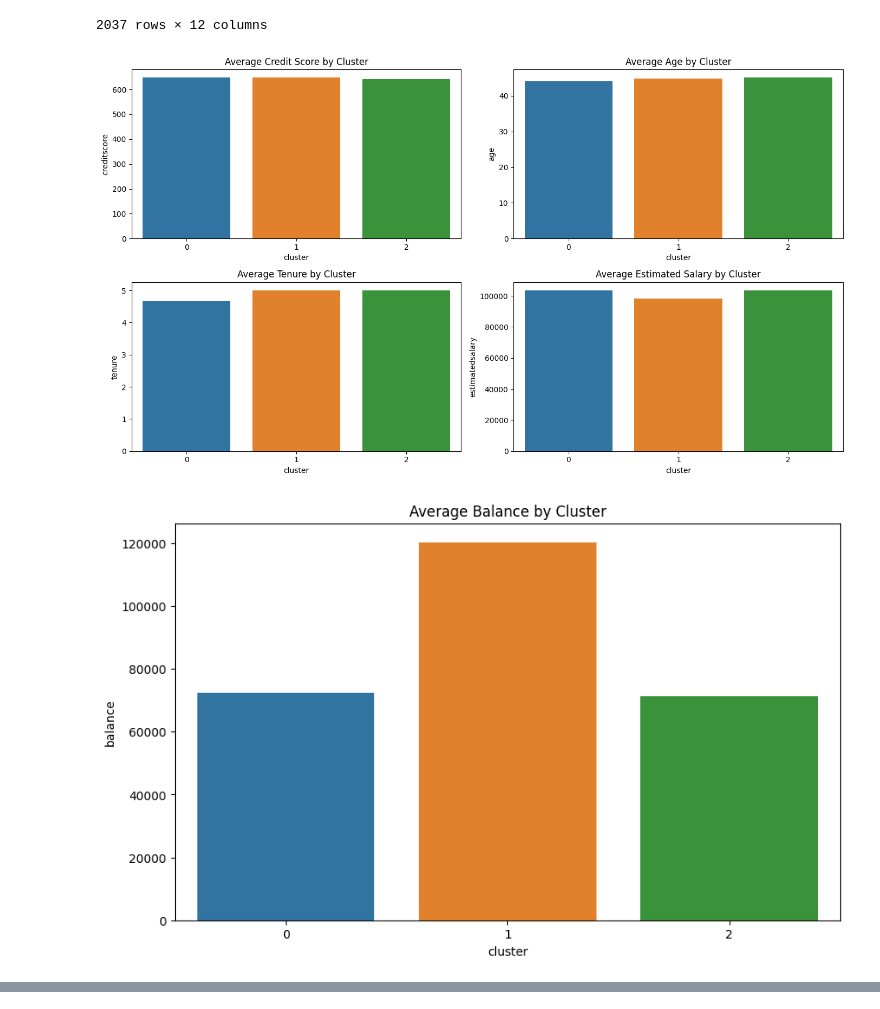
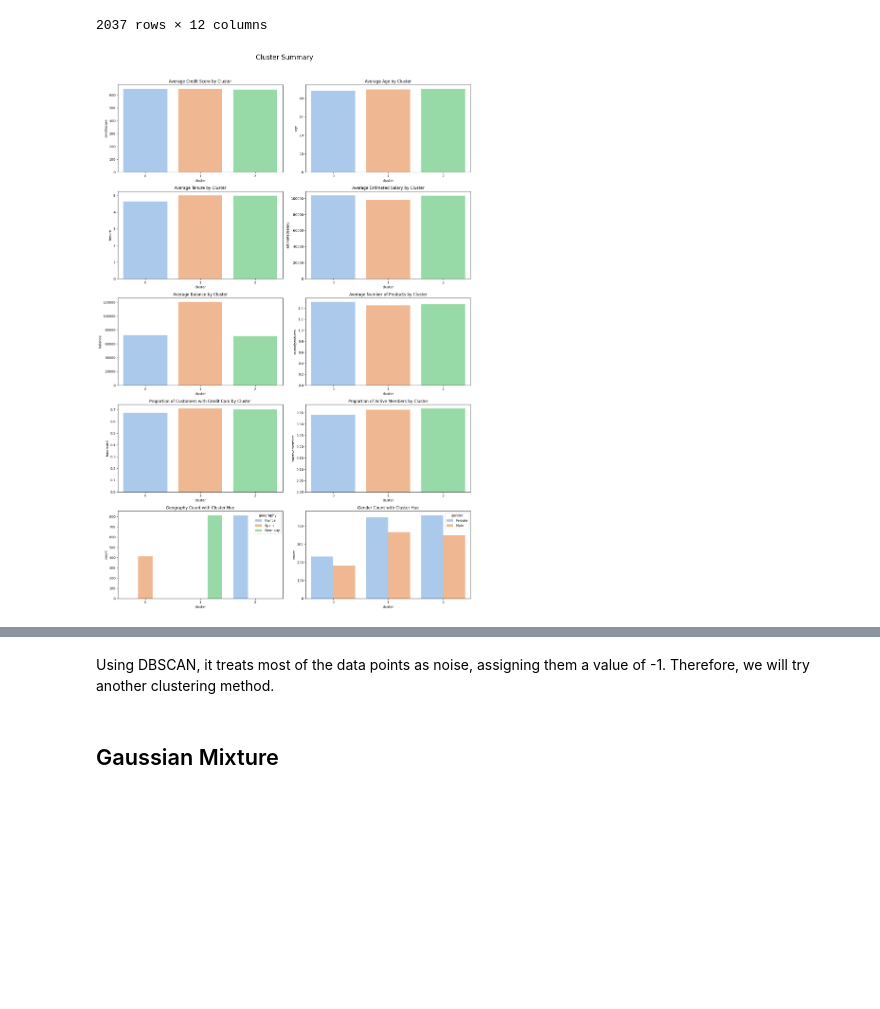
Before and after one commit to DamianMarvel7/Churn-Analysis, a Jupyter notebook: customer-segmentation.ipynb, the cells around one changed output, grey strips where cells are left out. Saved outputs shown, nothing was run; the diff lists cells and outputs as text; code cells hidden in the pictures; blank space fills up the shorter version.

```diff
--- a/customer-segmentation.ipynb
+++ b/customer-segmentation.ipynb
@@ -235,0 +278,8 @@ fig.show()
+# %%
+from sklearn.cluster import DBSCAN
+# Applying DBSCAN
+dbscan = DBSCAN(eps=0.3, min_samples=5)  # you may need to adjust these parameters
+clusters = dbscan.fit_predict(df_preprocessed)
+
+# Adding the cluster labels to the original data
+df_churn_original['cluster'] = clusters
@@ -255,64 +324,61 @@ import seaborn as sns
 # Create a summary of the clusters
 cluster_summary = df_churn_original.groupby('cluster').agg({
     'creditscore': 'mean',
     'age': 'mean',
     'tenure': 'mean',
     'balance': 'mean',
     'estimatedsalary': 'mean',
     'numofproducts': 'mean',
     'hascrcard': 'mean',
     'isactivemember': 'mean'
 }).reset_index()
 
-# Create plots to summarize the clusters
-plt.figure(figsize=(14, 8))
+# Set up the figure with subplots
+fig, axs = plt.subplots(5, 2, figsize=(16, 24))
+fig.suptitle('Cluster Summary', fontsize=20)
 
 # Creditscore by Cluster
-plt.subplot(2, 2, 1)
-sns.barplot(x='cluster', y='creditscore', data=cluster_summary)
-plt.title('Average Credit Score by Cluster')
+sns.barplot(x='cluster', y='creditscore', data=cluster_summary, ax=axs[0, 0], palette='pastel')
+axs[0, 0].set_title('Average Credit Score by Cluster')
 
 # Age by Cluster
-plt.subplot(2, 2, 2)
-sns.barplot(x='cluster', y='age', data=cluster_summary)
-plt.title('Average Age by Cluster')
+sns.barplot(x='cluster', y='age', data=cluster_summary, ax=axs[0, 1], palette='pastel')
+axs[0, 1].set_title('Average Age by Cluster')
 
 # Tenure by Cluster
-plt.subplot(2, 2, 3)
-sns.barplot(x='cluster', y='tenure', data=cluster_summary)
-plt.title('Average Tenure by Cluster')
+sns.barplot(x='cluster', y='tenure', data=cluster_summary, ax=axs[1, 0], palette='pastel')
+axs[1, 0].set_title('Average Tenure by Cluster')
 
 # Estimated Salary by Cluster
-plt.subplot(2, 2, 4)
-sns.barplot(x='cluster', y='estimatedsalary', data=cluster_summary)
-plt.title('Average Estimated Salary by Cluster')
-
-plt.tight_layout()
-plt.show()
+sns.barplot(x='cluster', y='estimatedsalary', data=cluster_summary, ax=axs[1, 1], palette='pastel')
+axs[1, 1].set_title('Average Estimated Salary by Cluster')
 
 # Balance by Cluster
-plt.figure(figsize=(10, 6))
-sns.barplot(x='cluster', y='balance', data=cluster_summary)
-plt.title('Average Balance by Cluster')
-plt.show()
+sns.barplot(x='cluster', y='balance', data=cluster_summary, ax=axs[2, 0], palette='pastel')
+axs[2, 0].set_title('Average Balance by Cluster')
 
 # Number of Products by Cluster
-plt.figure(figsize=(10, 6))
-sns.barplot(x='cluster', y='numofproducts', data=cluster_summary)
-plt.title('Average Number of Products by Cluster')
-plt.show()
+sns.barplot(x='cluster', y='numofproducts', data=cluster_summary, ax=axs[2, 1], palette='pastel')
+axs[2, 1].set_title('Average Number of Products by Cluster')
 
 # Has Credit Card by Cluster
-plt.figure(figsize=(10, 6))
-sns.barplot(x='cluster', y='hascrcard', data=cluster_summary)
-plt.title('Proportion of Customers with Credit Card by Cluster')
-plt.show()
+sns.barplot(x='cluster', y='hascrcard', data=cluster_summary, ax=axs[3, 0], palette='pastel')
+axs[3, 0].set_title('Proportion of Customers with Credit Card by Cluster')
 
 # Is Active Member by Cluster
-plt.figure(figsize=(10, 6))
-sns.barplot(x='cluster', y='isactivemember', data=cluster_summary)
-plt.title('Proportion of Active Members by Cluster')
+sns.barplot(x='cluster', y='isactivemember', data=cluster_summary, ax=axs[3, 1], palette='pastel')
+axs[3, 1].set_title('Proportion of Active Members by Cluster')
+
+# Geography Count with Cluster Hue
+sns.countplot(data=df_churn_original, x='cluster', hue='geography', ax=axs[4, 0], palette='pastel')
+axs[4, 0].set_title('Geography Count with Cluster Hue')
+
+# Gender Count with Cluster Hue
+sns.countplot(data=df_churn_original, x='cluster', hue='gender', ax=axs[4, 1], palette='pastel')
+axs[4, 1].set_title('Gender Count with Cluster Hue')
+
+# Adjust layout
+plt.tight_layout(rect=[0, 0, 1, 0.96])
 plt.show()
 # %% [output]
-[figure, old version]
+[figure, new version]
-[figure, removed]
@@ -321,0 +385,4 @@ plt.show()
+# %% [markdown]
+Using DBSCAN, it treats most of the data points as noise, assigning them a value of -1. Therefore, we will try another clustering method.
+# %% [markdown]
+## Gaussian Mixture
```
Also changed, not shown: parts of 33 cells of this notebook, 1 other file.
